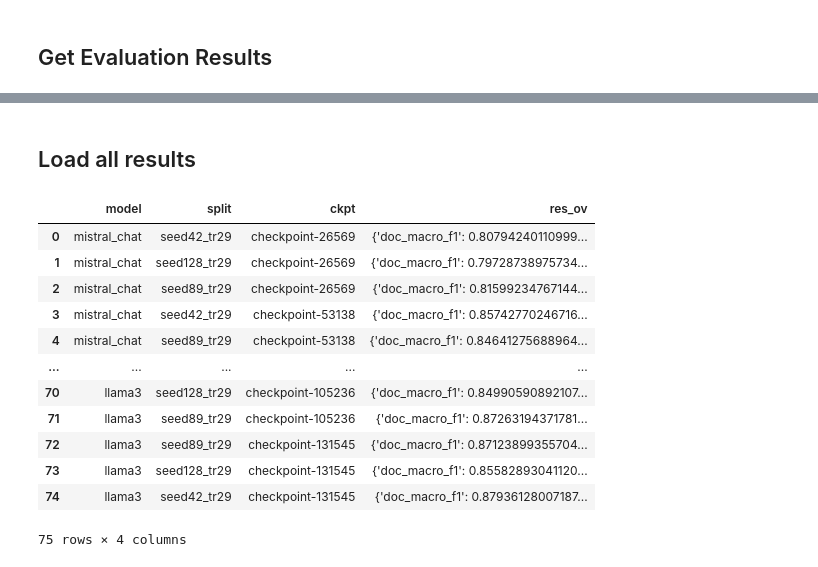
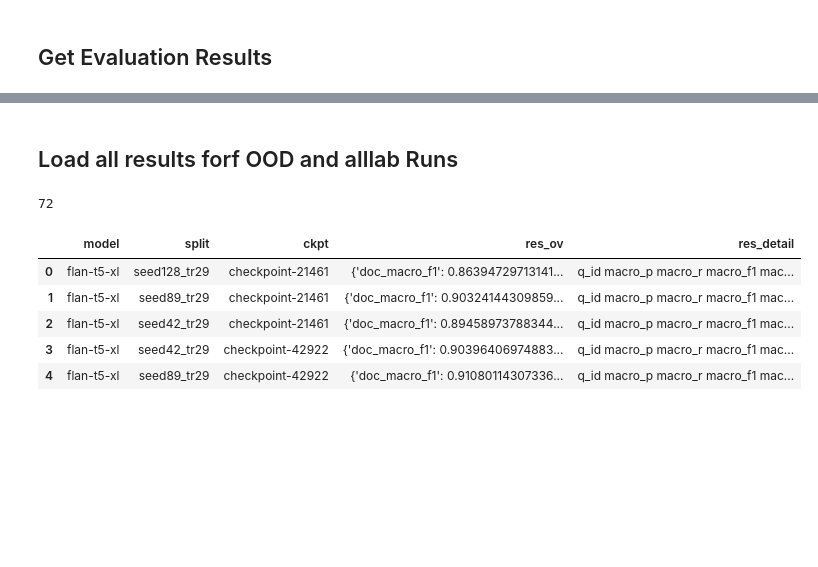
Before and after one commit to srhthu/ContClause, a Jupyter notebook: scripts/jupyter/get_metrics_alllab.ipynb, the cells around one changed output, grey strips where cells are left out. Drawn from its saved outputs; the diff is of its cells as text; code cells hidden in the pictures; blank space fills up the shorter version.

```diff
--- a/scripts/jupyter/get_metrics_alllab.ipynb
+++ b/scripts/jupyter/get_metrics_alllab.ipynb
@@ -99,2 +99,2 @@ seed128_tr29
 # %% [markdown]
-##  Load all results
+##  Load all results forf OOD and alllab Runs
@@ -119,16 +100,0 @@ ov_all_ckpts = load_metrics_df('runs/all_lab', 'ov_metrics_ood_sampled.csv')
-# %%
-ov_all_ckpts
-# %% [output]
-|  | model | split | ckpt | res_ov |
-| 0 | mistral_chat | seed42_tr29 | checkpoint-26569 | {'doc_macro_f1': 0.80794240110999... |
-| 1 | mistral_chat | seed128_tr29 | checkpoint-26569 | {'doc_macro_f1': 0.79728738975734... |
-| 2 | mistral_chat | seed89_tr29 | checkpoint-26569 | {'doc_macro_f1': 0.81599234767144... |
-| 3 | mistral_chat | seed42_tr29 | checkpoint-53138 | {'doc_macro_f1': 0.85742770246716... |
-| 4 | mistral_chat | seed89_tr29 | checkpoint-53138 | {'doc_macro_f1': 0.84641275688964... |
-| ... | ... | ... | ... | ... |
-| 70 | llama3 | seed128_tr29 | checkpoint-105236 | {'doc_macro_f1': 0.84990590892107... |
-| 71 | llama3 | seed89_tr29 | checkpoint-105236 | {'doc_macro_f1': 0.87263194371781... |
-| 72 | llama3 | seed89_tr29 | checkpoint-131545 | {'doc_macro_f1': 0.87123899355704... |
-| 73 | llama3 | seed128_tr29 | checkpoint-131545 | {'doc_macro_f1': 0.85582893041120... |
-| 74 | llama3 | seed42_tr29 | checkpoint-131545 | {'doc_macro_f1': 0.87936128007187... |
-75 rows × 4 columns
@@ -134,0 +151,12 @@ ov_all_ckpts
+# %%
+all_ckpts = load_metrics_df('runs/all_lab')
+print(len(all_ckpts))
+all_ckpts.head()
+# %% [output]
+72
+|  | model | split | ckpt | res_ov | res_detail |
+| 0 | flan-t5-xl | seed128_tr29 | checkpoint-21461 | {'doc_macro_f1': 0.86394729713141... | q_id macro_p macro_r macro_f1 mac... |
+| 1 | flan-t5-xl | seed89_tr29 | checkpoint-21461 | {'doc_macro_f1': 0.90324144309859... | q_id macro_p macro_r macro_f1 mac... |
+| 2 | flan-t5-xl | seed42_tr29 | checkpoint-21461 | {'doc_macro_f1': 0.89458973788344... | q_id macro_p macro_r macro_f1 mac... |
+| 3 | flan-t5-xl | seed42_tr29 | checkpoint-42922 | {'doc_macro_f1': 0.90396406974883... | q_id macro_p macro_r macro_f1 mac... |
+| 4 | flan-t5-xl | seed89_tr29 | checkpoint-42922 | {'doc_macro_f1': 0.91080114307336... | q_id macro_p macro_r macro_f1 mac... |
```
Also changed, not shown: parts of 15 cells of this notebook, 16 other files.
